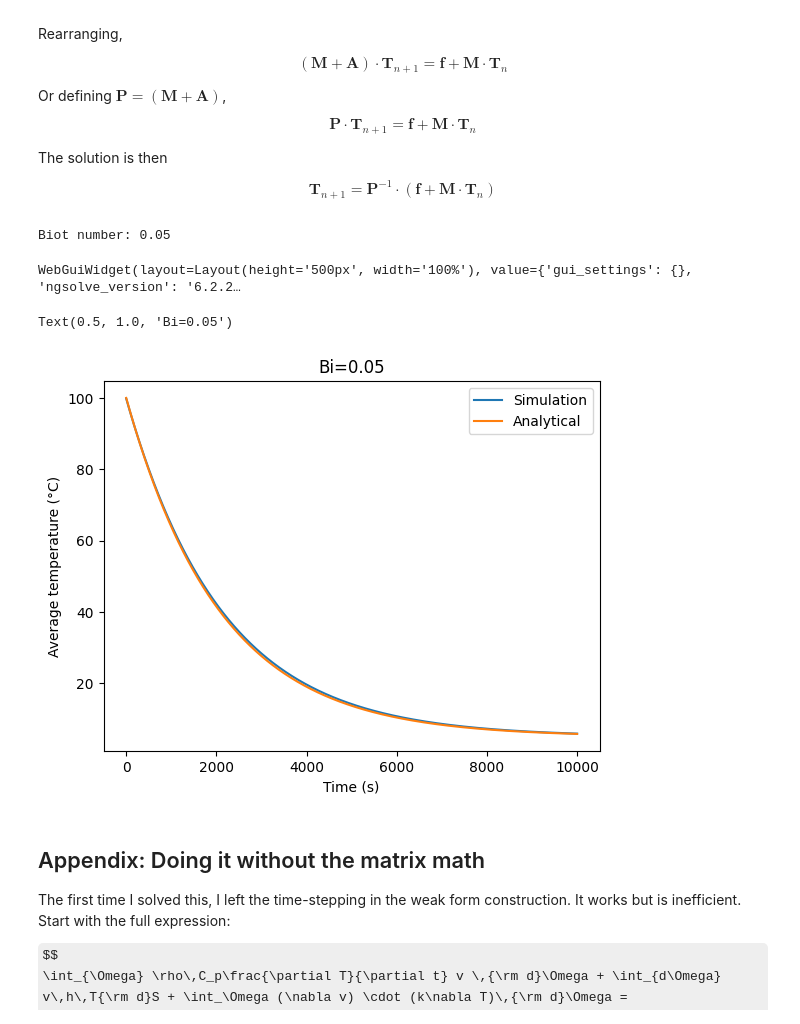
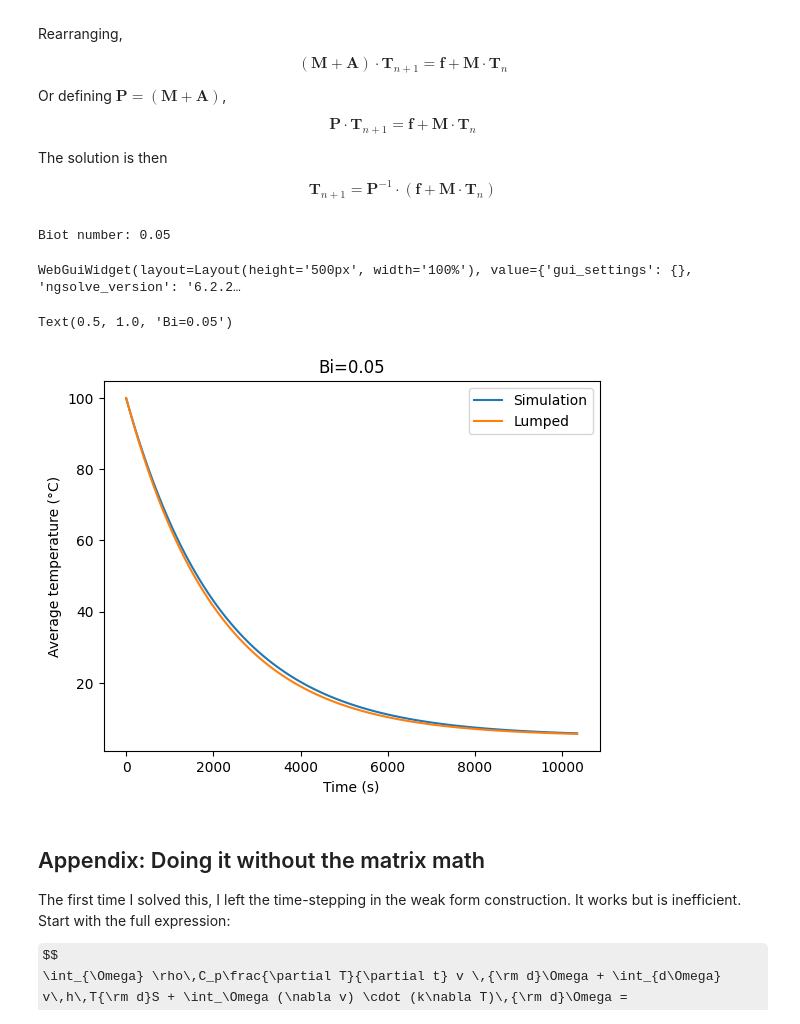
Before and after one commit to toastedcrumpets/HMMT, a Jupyter notebook: UnsteadyHeat/sphere.ipynb, the cells around one changed output. Cells and saved outputs as stored; diff of their text form; code cells hidden in the pictures; some formulas as TeX source.

Commit message:
Identifying its lumped not analytical

```diff
--- a/UnsteadyHeat/sphere.ipynb
+++ b/UnsteadyHeat/sphere.ipynb
@@ -214,8 +216,9 @@ h= 1# External heat transfer coefficient
 Tinf = 5 # External temperature
 R = 1 # Radius of the circle
 sigma = 0 # Heat source term
+# Simulation duration and time step is defined in terms of tau
 tau_end = 5
-dtau = tau_end / 100 # Time step
+dtau = tau_end / 100
 tend = 10000 # End time
 Render_Frames = 100 # Number of frames to render
 
@@ -231,9 +234,12 @@ V = pi * R**2 # * L
 L = V / A_ext
 # Compute Biot number
 Bi = h * L / k
-tau = rho * Cp * V / h / A_ext
 print(f"Biot number: {Bi}")
 
+
+tau = rho * Cp * V / h / A_ext
+tend = tau_end * tau
+dt = dtau * tau
 
 #### Build of the geometry and mesh
 # Make a circle
@@ -289,35 +295,35 @@ while time < tend - dt/2:
     # Compute the average temperature
     T_avg = Integrate(T_last, mesh) / V
     T_avg_list.append((time, T_avg))
     # Perform the time integration
     T_last.vec.data = invP * (f.vec + M.mat * T_last.vec)
     # Redraw the visualization
     scene.Redraw()
 
     # Update the time and step index
     time += dt
     step_idx += 1
 
 # Save animation here
 # https://docu.ngsolve.org/latest/i-tutorials/appendix-vtk/vtk.html
 
 from matplotlib import pyplot as plt
 %matplotlib inline
 time = [t for t, T in T_avg_list]
 T_sim = [T for t, T in T_avg_list]
 plt.plot(time, T_sim, label="Simulation")
 #Draw(T_history, mesh, interpolate_multidim=False, min=Tinf, max=T0, animate=True, speed=10)
 T_lumped = [Tinf + (T0 - Tinf) * exp(-t / tau) for t in time]
-plt.plot(time, T_ana, label="Analytical")
+plt.plot(time, T_lumped, label="Lumped")
 plt.legend()
 plt.xlabel("Time (s)")
 plt.ylabel("Average temperature (°C)")
 plt.title(f"Bi={Bi}")
 # %% [output]
 Biot number: 0.05
 WebGuiWidget(layout=Layout(height='500px', width='100%'), value={'gui_settings': {}, 'ngsolve_version': '6.2.2…
 Text(0.5, 1.0, 'Bi=0.05')
-[figure, old version]
+[figure, new version]
 # %% [markdown]
 ## Appendix: Doing it without the matrix math
 
```
Also changed, not shown: parts of 1 cell of this notebook.
